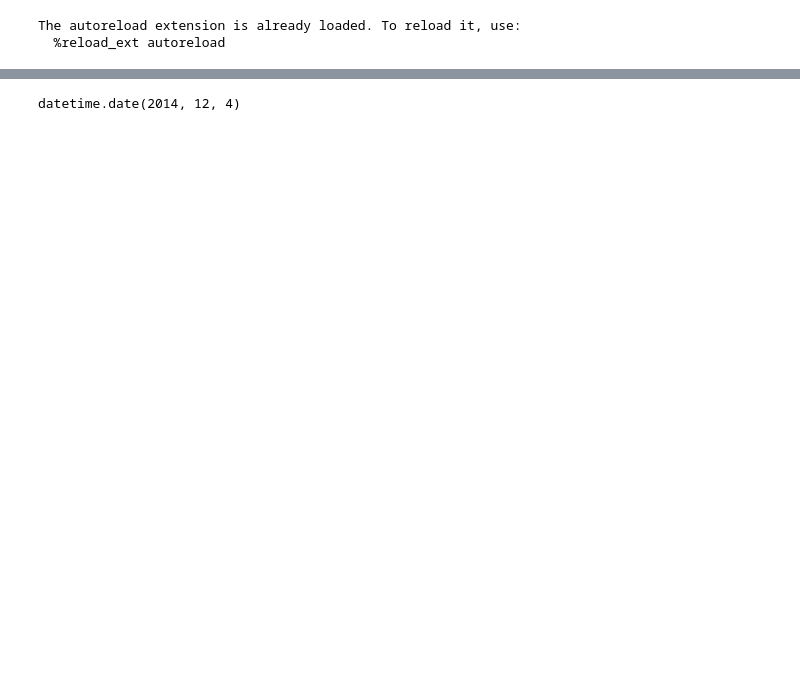
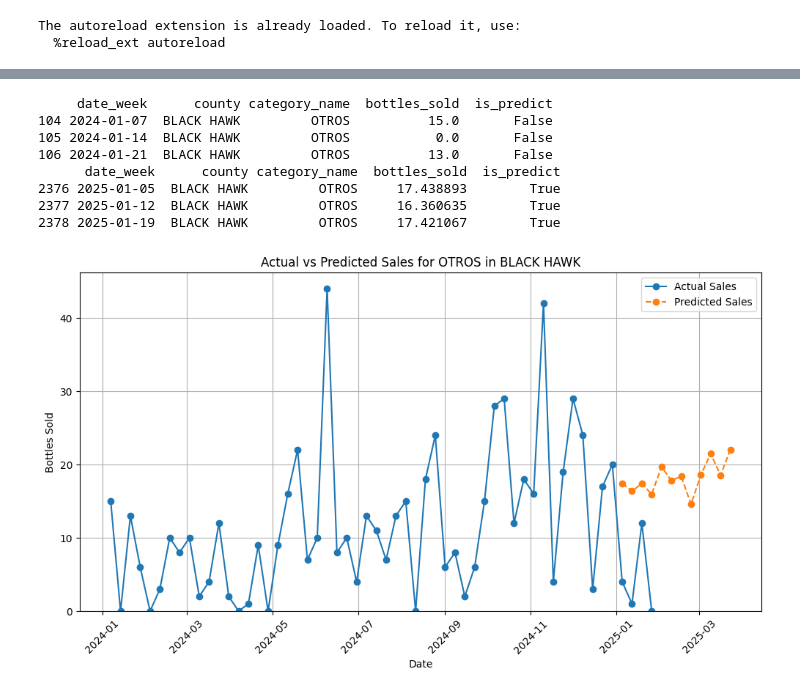
Before and after one commit to hilinski/liquor_demand_forecasting, a Jupyter notebook: notebooks/plot.ipynb, the cells around one changed output, grey strips where cells are left out. Drawn from its saved outputs; the diff is of its cells as text; code cells hidden in the pictures; blank space fills up the shorter version.

```diff
--- a/notebooks/plot.ipynb
+++ b/notebooks/plot.ipynb
@@ -80,6 +80,15 @@ plot_actual_vs_predicted(data, 'POLK', 'RUM')
 # %%
+plot_actual_vs_predicted(data, 'BLACK HAWK', 'OTROS')
 # %% [output]
-datetime.date(2014, 12, 4)
+     date_week      county category_name  bottles_sold  is_predict
+104 2024-01-07  BLACK HAWK         OTROS          15.0       False
+105 2024-01-14  BLACK HAWK         OTROS           0.0       False
+106 2024-01-21  BLACK HAWK         OTROS          13.0       False
+      date_week      county category_name  bottles_sold  is_predict
+2376 2025-01-05  BLACK HAWK         OTROS     17.438893        True
+2377 2025-01-12  BLACK HAWK         OTROS     16.360635        True
+2378 2025-01-19  BLACK HAWK         OTROS     17.421067        True
+[figure, added]
 # %%
 data_proc_path = '../data/processed/data_processed.csv'
 data_proc = pd.read_csv(data_proc_path)
```
Also changed, not shown: parts of 4 cells of this notebook, 6 other files.
